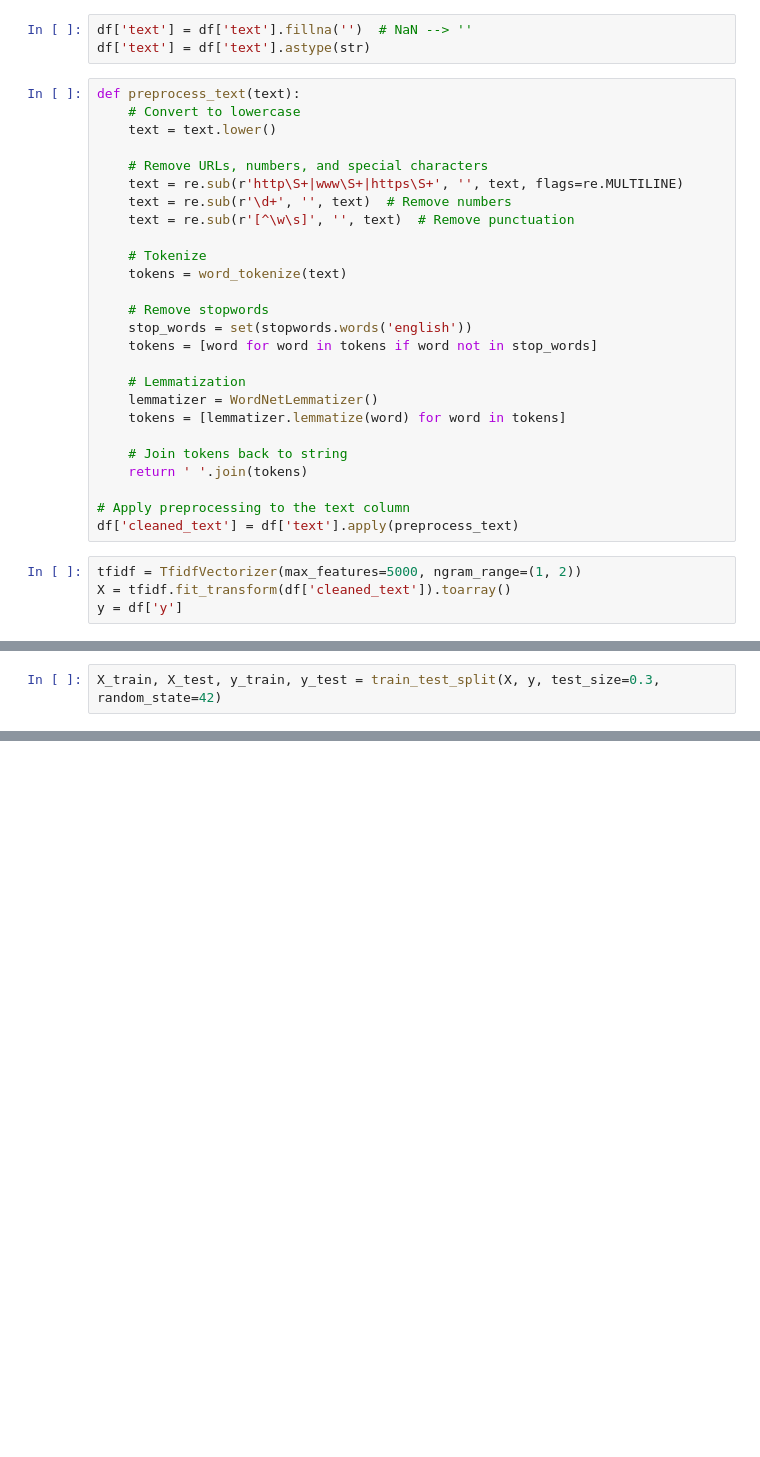
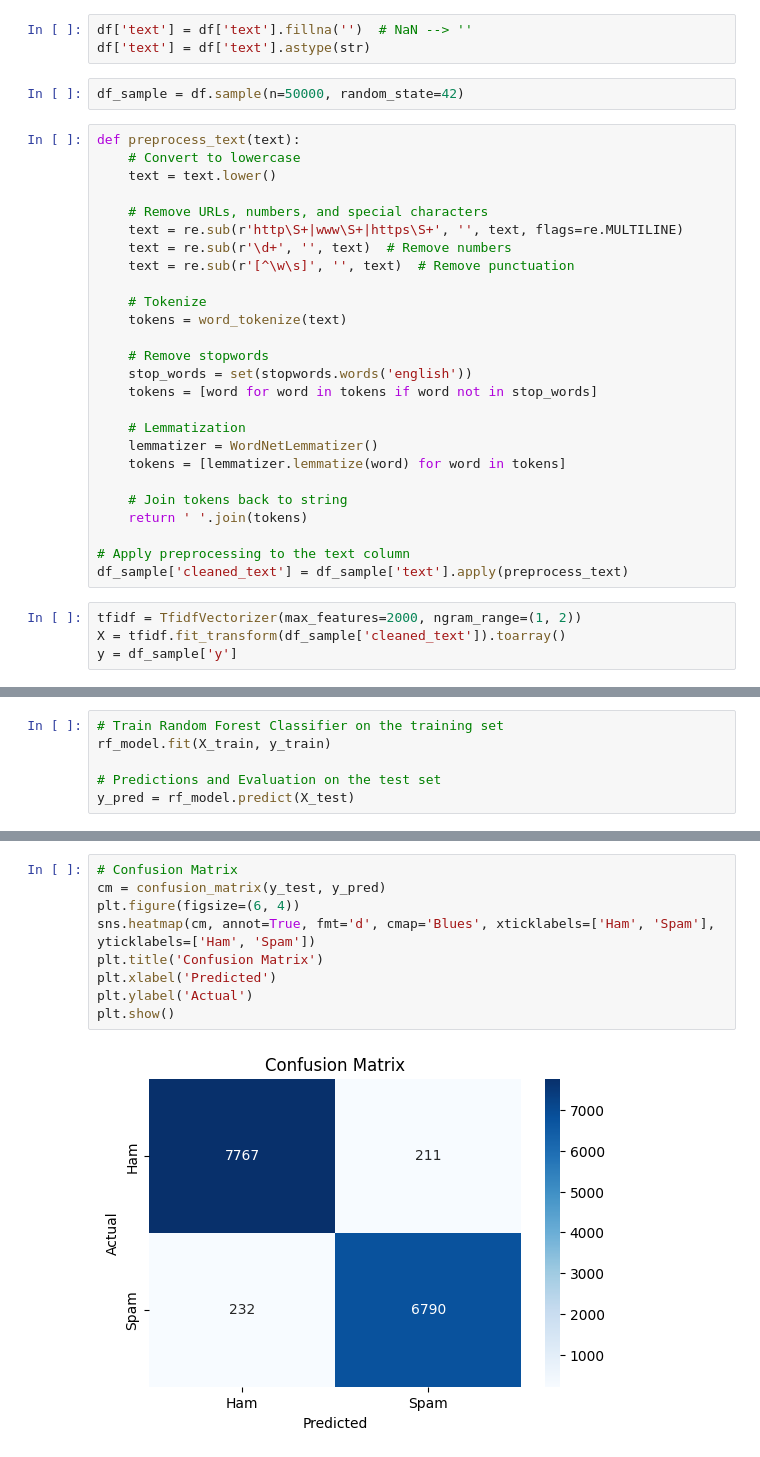
Before and after one commit to Muhammad221B/Email-spam-detector, a Jupyter notebook: Email spam detector/Email spam detector.ipynb, the cells around one changed output, grey strips where cells are left out. Cells and saved outputs as stored; diff of their text form; blank space fills up the shorter version.

Commit message:
RandomForest with CV

```diff
--- a/Email spam detector/Email spam detector.ipynb
+++ b/Email spam detector/Email spam detector.ipynb
@@ -110,6 +91,8 @@ Name: count, dtype: int64
 # %%
 df['text'] = df['text'].fillna('')  # NaN --> ''
 df['text'] = df['text'].astype(str)
+# %%
+df_sample = df.sample(n=50000, random_state=42)
 # %%
 def preprocess_text(text):
     # Convert to lowercase
@@ -135,8 +118,8 @@ def preprocess_text(text):
     return ' '.join(tokens)
 
 # Apply preprocessing to the text column
-df['cleaned_text'] = df['text'].apply(preprocess_text)
+df_sample['cleaned_text'] = df_sample['text'].apply(preprocess_text)
 # %%
-tfidf = TfidfVectorizer(max_features=5000, ngram_range=(1, 2))
-X = tfidf.fit_transform(df['cleaned_text']).toarray()
-y = df['y']
+tfidf = TfidfVectorizer(max_features=2000, ngram_range=(1, 2))
+X = tfidf.fit_transform(df_sample['cleaned_text']).toarray()
+y = df_sample['y']
@@ -143,2 +140,6 @@ y = df['y']
 # %%
-X_train, X_test, y_train, y_test = train_test_split(X, y, test_size=0.3, random_state=42)
+# Train Random Forest Classifier on the training set
+rf_model.fit(X_train, y_train)
+
+# Predictions and Evaluation on the test set
+y_pred = rf_model.predict(X_test)
@@ -149,0 +161,11 @@ RandomForestClassifier(random_state=42)
+# %%
+# Confusion Matrix
+cm = confusion_matrix(y_test, y_pred)
+plt.figure(figsize=(6, 4))
+sns.heatmap(cm, annot=True, fmt='d', cmap='Blues', xticklabels=['Ham', 'Spam'], yticklabels=['Ham', 'Spam'])
+plt.title('Confusion Matrix')
+plt.xlabel('Predicted')
+plt.ylabel('Actual')
+plt.show()
+# %% [output]
+[figure, added]
```
Also changed, not shown: parts of 6 cells of this notebook.
